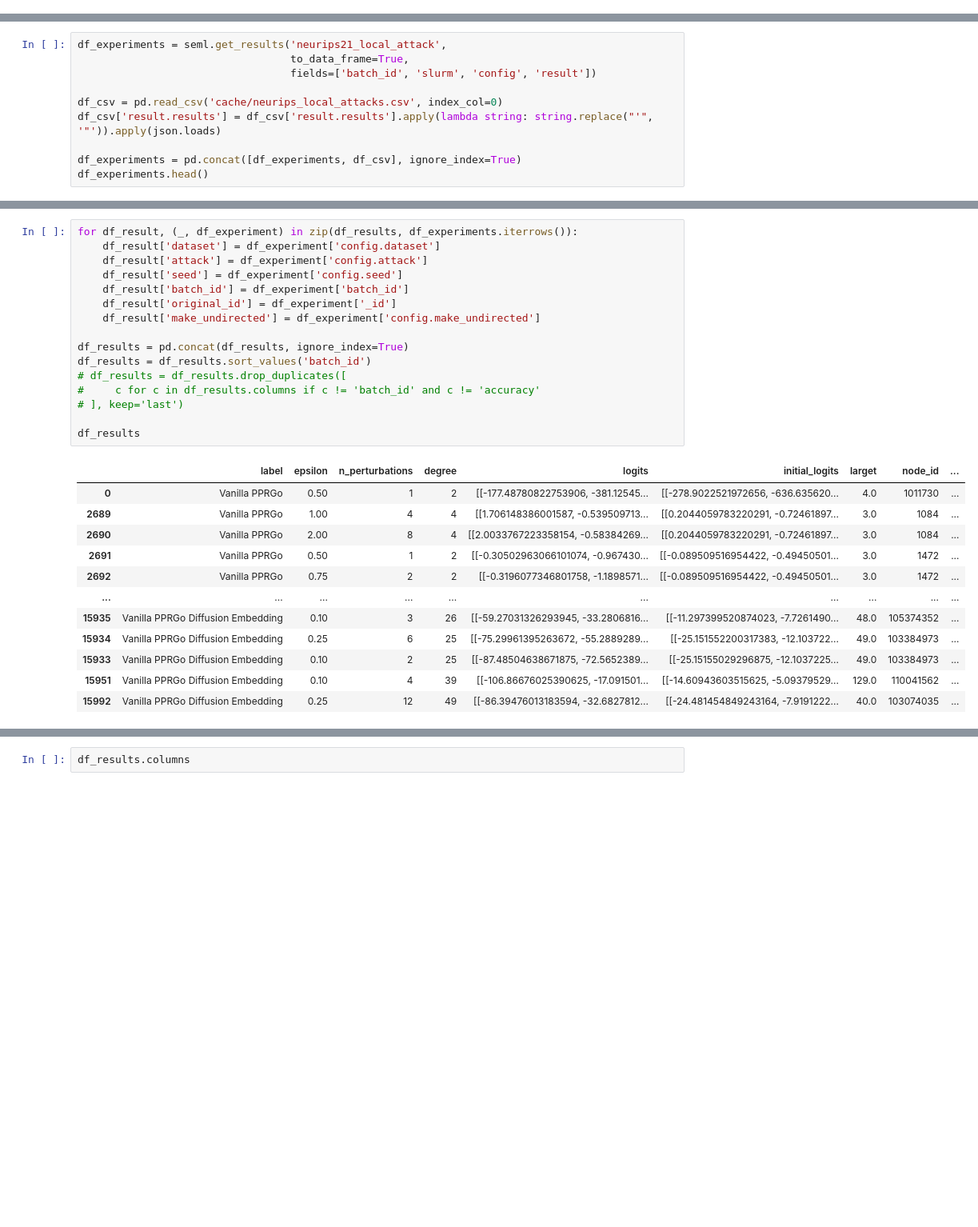
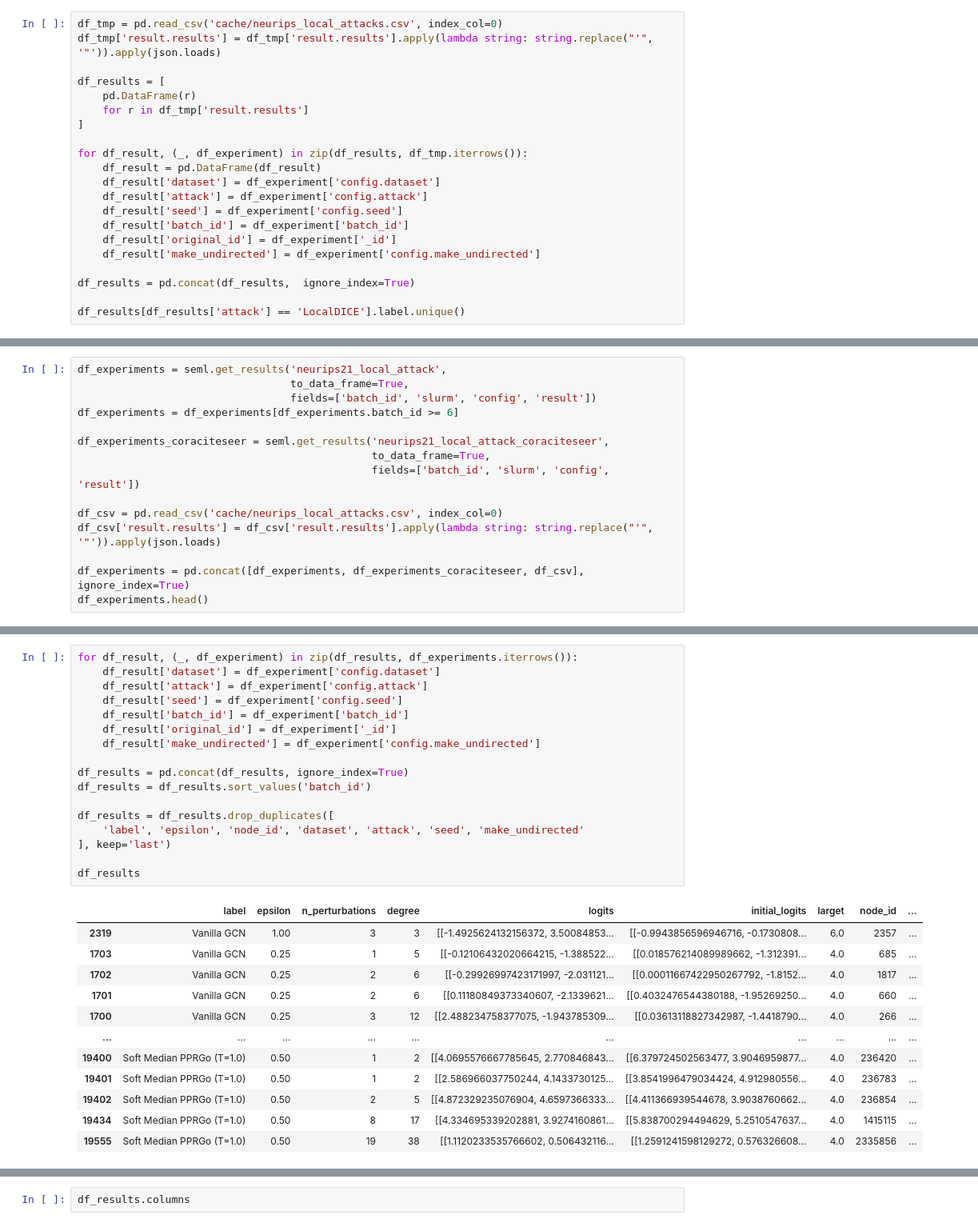
Before and after one commit to sigeisler/robustness_of_gnns_at_scale, a Jupyter notebook: notebooks/Results - Local Attacks.ipynb, the cells around one changed output, grey strips where cells are left out. Shown at 80% size. Drawn from its saved outputs; the diff is of its cells as text; blank space fills up the shorter version.

```diff
--- a/notebooks/Results - Local Attacks.ipynb
+++ b/notebooks/Results - Local Attacks.ipynb
@@ -26,0 +53,21 @@ pd.set_option('display.max_rows', 300)
+# %%
+df_tmp = pd.read_csv('cache/neurips_local_attacks.csv', index_col=0)
+df_tmp['result.results'] = df_tmp['result.results'].apply(lambda string: string.replace("'", '"')).apply(json.loads)
+
+df_results = [
+    pd.DataFrame(r)
+    for r in df_tmp['result.results']
+]
+
+for df_result, (_, df_experiment) in zip(df_results, df_tmp.iterrows()):
+    df_result = pd.DataFrame(df_result)
+    df_result['dataset'] = df_experiment['config.dataset']
+    df_result['attack'] = df_experiment['config.attack']
+    df_result['seed'] = df_experiment['config.seed']
+    df_result['batch_id'] = df_experiment['batch_id']
+    df_result['original_id'] = df_experiment['_id']
+    df_result['make_undirected'] = df_experiment['config.make_undirected']
+
+df_results = pd.concat(df_results,  ignore_index=True)
+
+df_results[df_results['attack'] == 'LocalDICE'].label.unique()
@@ -28,11 +97,16 @@ pd.set_option('display.max_rows', 300)
 df_experiments = seml.get_results('neurips21_local_attack',
                                   to_data_frame=True,
                                   fields=['batch_id', 'slurm', 'config', 'result'])
+df_experiments = df_experiments[df_experiments.batch_id >= 6]
+
+df_experiments_coraciteseer = seml.get_results('neurips21_local_attack_coraciteseer',
+                                               to_data_frame=True,
+                                               fields=['batch_id', 'slurm', 'config', 'result'])
 
 df_csv = pd.read_csv('cache/neurips_local_attacks.csv', index_col=0)
 df_csv['result.results'] = df_csv['result.results'].apply(lambda string: string.replace("'", '"')).apply(json.loads)
 
-df_experiments = pd.concat([df_experiments, df_csv], ignore_index=True)
+df_experiments = pd.concat([df_experiments, df_experiments_coraciteseer, df_csv], ignore_index=True)
 df_experiments.head()
 # %% [output]
 |  | _id | batch_id | slurm.experiments_per_job | slurm.sbatch_options.time | slurm.sbatch_options.nodes | ... |
@@ -87,29 +202,30 @@ len(df_results)
 # %%
 for df_result, (_, df_experiment) in zip(df_results, df_experiments.iterrows()):
     df_result['dataset'] = df_experiment['config.dataset']
     df_result['attack'] = df_experiment['config.attack']
     df_result['seed'] = df_experiment['config.seed']
     df_result['batch_id'] = df_experiment['batch_id']
     df_result['original_id'] = df_experiment['_id']
     df_result['make_undirected'] = df_experiment['config.make_undirected']
 
 df_results = pd.concat(df_results, ignore_index=True)
 df_results = df_results.sort_values('batch_id')
-# df_results = df_results.drop_duplicates([
-#     c for c in df_results.columns if c != 'batch_id' and c != 'accuracy'
-# ], keep='last')
+
+df_results = df_results.drop_duplicates([
+    'label', 'epsilon', 'node_id', 'dataset', 'attack', 'seed', 'make_undirected'
+], keep='last')
 
 df_results
 # %% [output]
 |  | label | epsilon | n_perturbations | degree | logits | initial_logits | larget | node_id | ... |
-| 0 | Vanilla PPRGo | 0.50 | 1 | 2 | [[-177.48780822753906, -381.12545... | [[-278.9022521972656, -636.635620... | 4.0 | 1011730 | ... |
-| 2689 | Vanilla PPRGo | 1.00 | 4 | 4 | [[1.706148386001587, -0.539509713... | [[0.2044059783220291, -0.72461897... | 3.0 | 1084 | ... |
-| 2690 | Vanilla PPRGo | 2.00 | 8 | 4 | [[2.0033767223358154, -0.58384269... | [[0.2044059783220291, -0.72461897... | 3.0 | 1084 | ... |
-| 2691 | Vanilla PPRGo | 0.50 | 1 | 2 | [[-0.30502963066101074, -0.967430... | [[-0.089509516954422, -0.49450501... | 3.0 | 1472 | ... |
-| 2692 | Vanilla PPRGo | 0.75 | 2 | 2 | [[-0.3196077346801758, -1.1898571... | [[-0.089509516954422, -0.49450501... | 3.0 | 1472 | ... |
+| 2319 | Vanilla GCN | 1.00 | 3 | 3 | [[-1.4925624132156372, 3.50084853... | [[-0.9943856596946716, -0.1730808... | 6.0 | 2357 | ... |
+| 1703 | Vanilla GCN | 0.25 | 1 | 5 | [[-0.12106432020664215, -1.388522... | [[0.018576214089989662, -1.312391... | 4.0 | 685 | ... |
+| 1702 | Vanilla GCN | 0.25 | 2 | 6 | [[-0.29926997423171997, -2.031121... | [[0.00011667422950267792, -1.8152... | 4.0 | 1817 | ... |
+| 1701 | Vanilla GCN | 0.25 | 2 | 6 | [[0.11180849373340607, -2.1339621... | [[0.4032476544380188, -1.95269250... | 4.0 | 660 | ... |
+| 1700 | Vanilla GCN | 0.25 | 3 | 12 | [[2.488234758377075, -1.943785309... | [[0.03613118827342987, -1.4418790... | 4.0 | 266 | ... |
 | ... | ... | ... | ... | ... | ... | ... | ... | ... | ... |
-| 15935 | Vanilla PPRGo Diffusion Embedding | 0.10 | 3 | 26 | [[-59.27031326293945, -33.2806816... | [[-11.297399520874023, -7.7261490... | 48.0 | 105374352 | ... |
-| 15934 | Vanilla PPRGo Diffusion Embedding | 0.25 | 6 | 25 | [[-75.29961395263672, -55.2889289... | [[-25.151552200317383, -12.103722... | 49.0 | 103384973 | ... |
-| 15933 | Vanilla PPRGo Diffusion Embedding | 0.10 | 2 | 25 | [[-87.48504638671875, -72.5652389... | [[-25.15155029296875, -12.1037225... | 49.0 | 103384973 | ... |
-| 15951 | Vanilla PPRGo Diffusion Embedding | 0.10 | 4 | 39 | [[-106.86676025390625, -17.091501... | [[-14.60943603515625, -5.09379529... | 129.0 | 110041562 | ... |
-| 15992 | Vanilla PPRGo Diffusion Embedding | 0.25 | 12 | 49 | [[-86.39476013183594, -32.6827812... | [[-24.481454849243164, -7.9191222... | 40.0 | 103074035 | ... |
+| 19400 | Soft Median PPRGo (T=1.0) | 0.50 | 1 | 2 | [[4.0695576667785645, 2.770846843... | [[6.379724502563477, 3.9046959877... | 4.0 | 236420 | ... |
+| 19401 | Soft Median PPRGo (T=1.0) | 0.50 | 1 | 2 | [[2.586966037750244, 4.1433730125... | [[3.8541996479034424, 4.912980556... | 4.0 | 236783 | ... |
+| 19402 | Soft Median PPRGo (T=1.0) | 0.50 | 2 | 5 | [[4.872329235076904, 4.6597366333... | [[4.411366939544678, 3.9038760662... | 4.0 | 236854 | ... |
+| 19434 | Soft Median PPRGo (T=1.0) | 0.50 | 8 | 17 | [[4.334695339202881, 3.9274160861... | [[5.838700294494629, 5.2510547637... | 4.0 | 1415115 | ... |
+| 19555 | Soft Median PPRGo (T=1.0) | 0.50 | 19 | 38 | [[1.1120233535766602, 0.506432116... | [[1.2591241598129272, 0.576326608... | 4.0 | 2335856 | ... |
```
Also changed, not shown: parts of 48 cells of this notebook, 28 other files.
